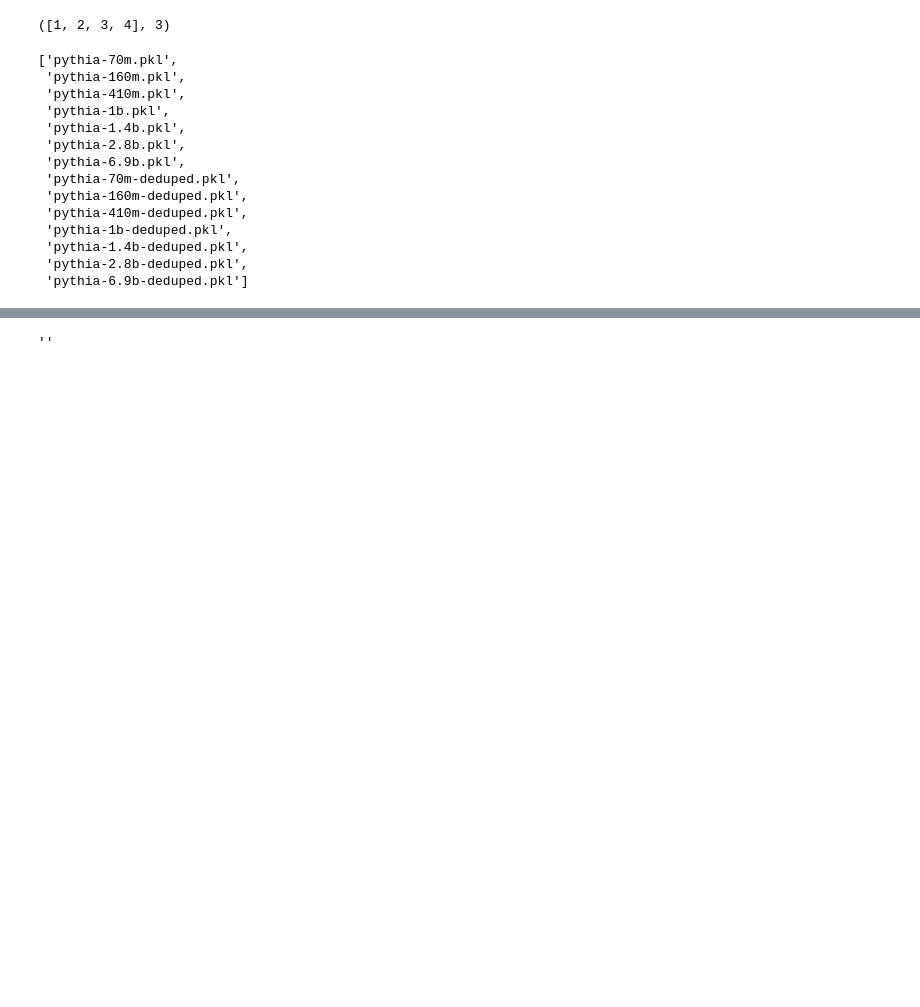
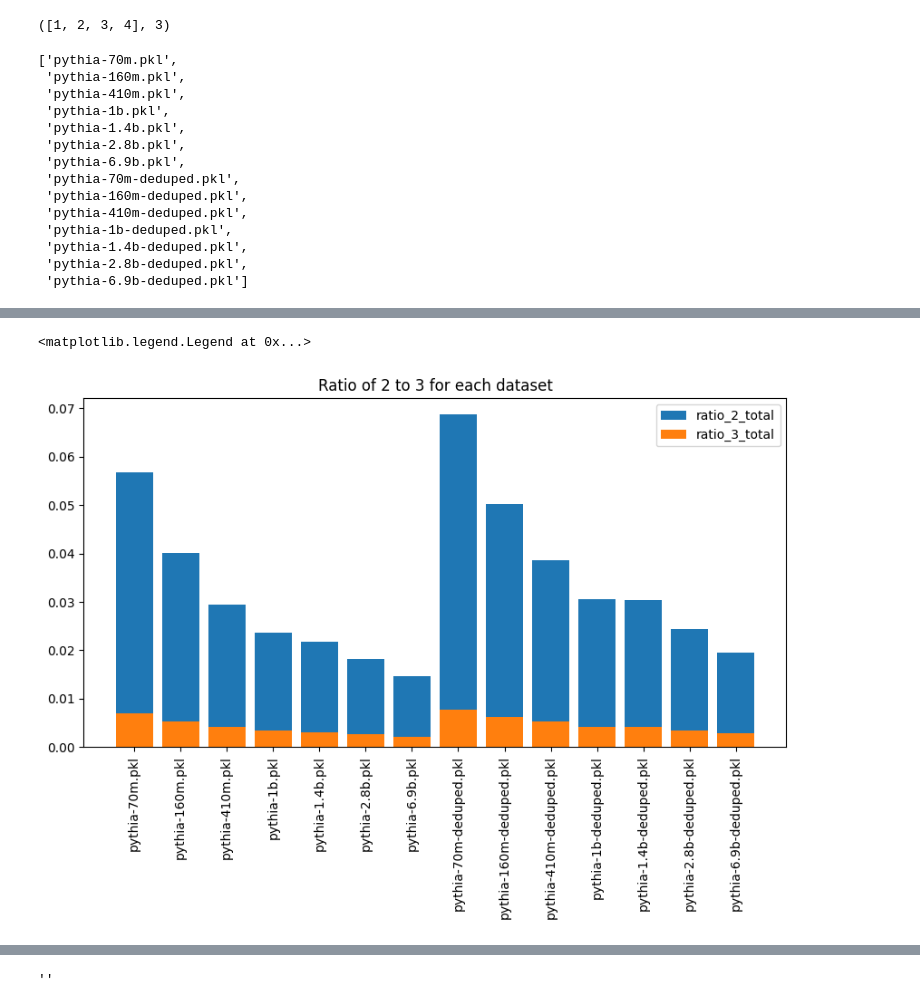
Before and after one commit to EleutherAI/semantic-memorization, a Jupyter notebook: aflah/data_investigation/exact_match_compare.ipynb, the cells around one changed output, grey strips where cells are left out. Saved outputs shown, nothing was run; the diff lists cells and outputs as text; code cells hidden in the pictures; blank space fills up the shorter version.

```diff
--- a/aflah/data_investigation/exact_match_compare.ipynb
+++ b/aflah/data_investigation/exact_match_compare.ipynb
@@ -150,0 +170,12 @@ pythia-6.9b-deduped.pkl
+# %%
+# plot ratio_2_total and ratio_3_total
+plt.figure(figsize=(10, 5))
+plt.bar(df_ratios['file'], df_ratios['ratio_2_total'], label='ratio_2_total')
+plt.bar(df_ratios['file'], df_ratios['ratio_3_total'], label='ratio_3_total')
+# rotate xticks
+plt.xticks(rotation=90)
+plt.title('Ratio of 2 to 3 for each dataset')
+plt.legend()
+# %% [output]
+<matplotlib.legend.Legend at 0x...>
+[figure, added]
```
Also changed, not shown: parts of 10 cells of this notebook, 1 other file.
